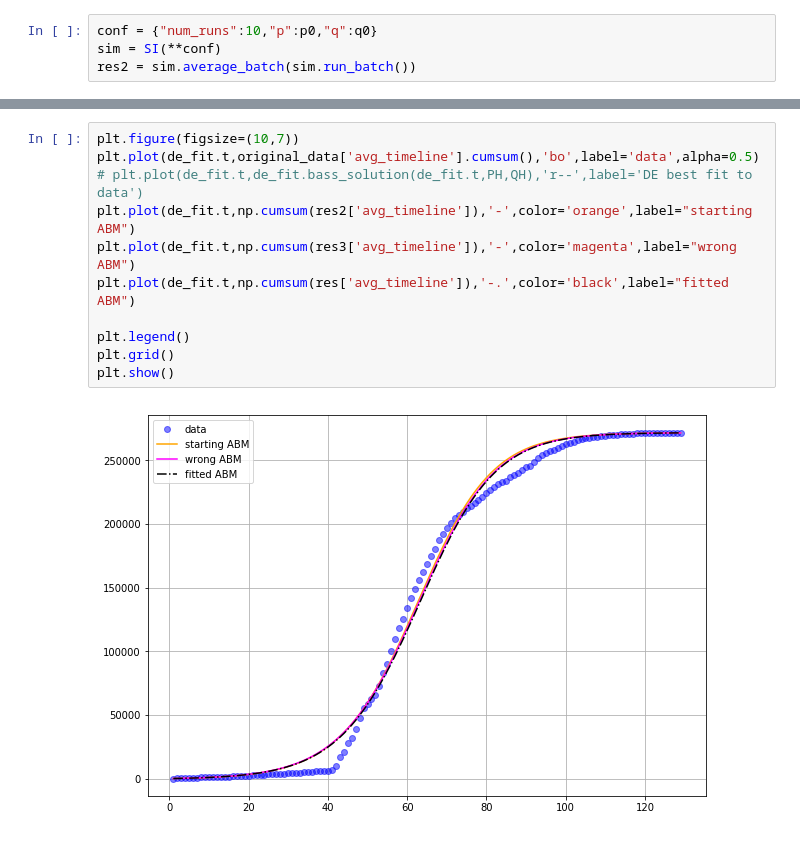
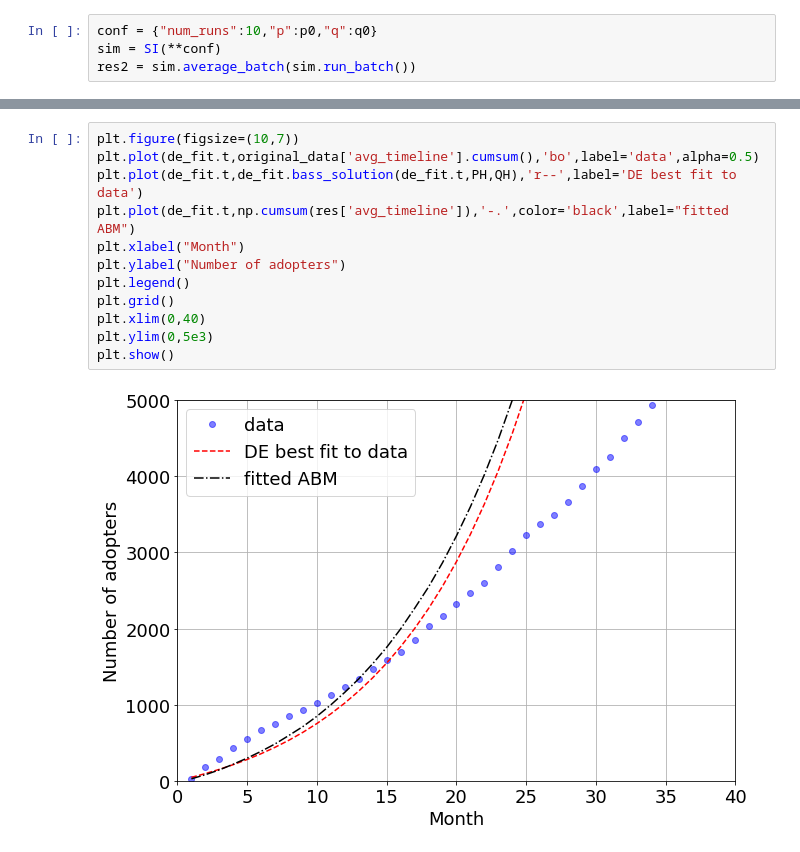
Before and after one commit to bokae/spatial_diffusion, a Jupyter notebook: optimization.ipynb, the cells around one changed output, grey strips where cells are left out. Drawn from its saved outputs; the diff is of its cells as text.

```diff
--- a/optimization.ipynb
+++ b/optimization.ipynb
@@ -256,13 +284,14 @@ res2 = sim.average_batch(sim.run_batch())
 # %%
 plt.figure(figsize=(10,7))
 plt.plot(de_fit.t,original_data['avg_timeline'].cumsum(),'bo',label='data',alpha=0.5)
-# plt.plot(de_fit.t,de_fit.bass_solution(de_fit.t,PH,QH),'r--',label='DE best fit to data')
-plt.plot(de_fit.t,np.cumsum(res2['avg_timeline']),'-',color='orange',label="starting ABM")
-plt.plot(de_fit.t,np.cumsum(res3['avg_timeline']),'-',color='magenta',label="wrong ABM")
+plt.plot(de_fit.t,de_fit.bass_solution(de_fit.t,PH,QH),'r--',label='DE best fit to data')
 plt.plot(de_fit.t,np.cumsum(res['avg_timeline']),'-.',color='black',label="fitted ABM")
-
+plt.xlabel("Month")
+plt.ylabel("Number of adopters")
 plt.legend()
 plt.grid()
+plt.xlim(0,40)
+plt.ylim(0,5e3)
 plt.show()
 # %% [output]
-[figure, old version]
+[figure, new version]
```
Also changed, not shown: parts of 10 cells of this notebook.
